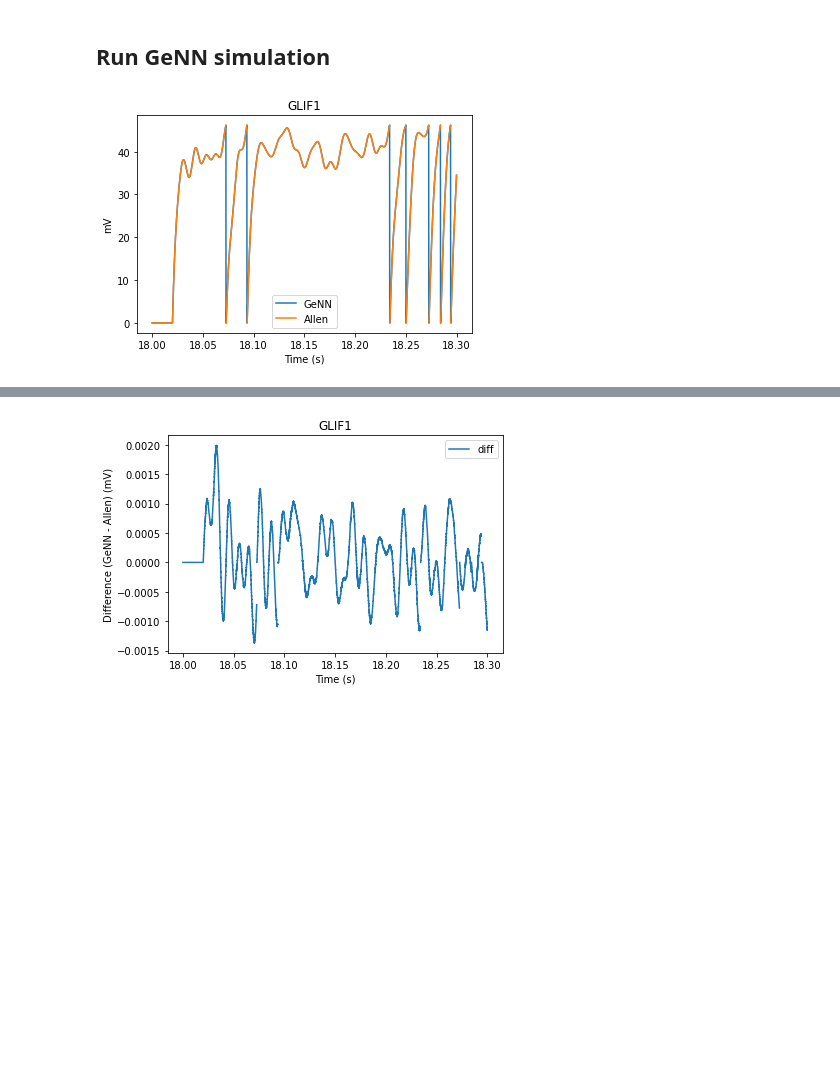
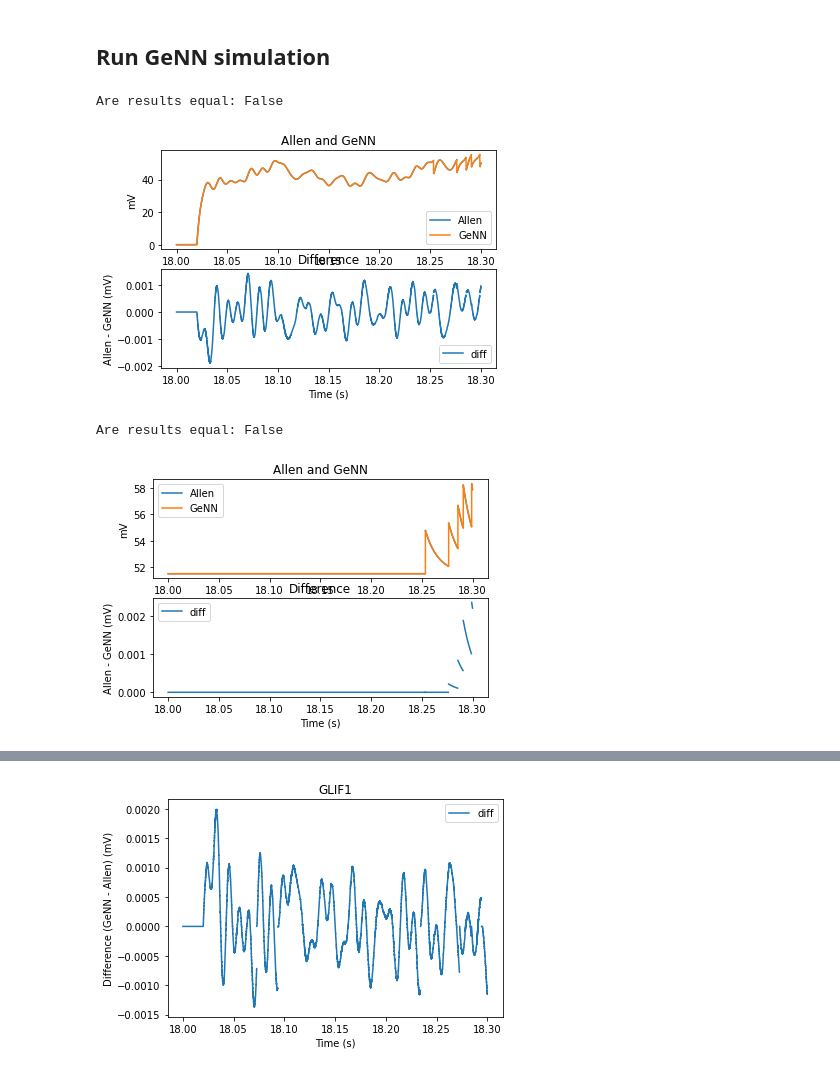
Before and after one commit to williamsnider/v1_project, a Jupyter notebook: compare_GLIF.ipynb, the cells around one changed output, grey strips where cells are left out. Drawn from its saved outputs; the diff is of its cells as text; code cells hidden in the pictures; blank space fills up the shorter version.

```diff
--- a/compare_GLIF.ipynb
+++ b/compare_GLIF.ipynb
@@ -274,9 +541,9 @@ config
 # %% [markdown]
 ## Run GeNN simulation
 # %%
-from pygenn.genn_model import create_custom_current_source_class
+from pygenn.genn_model import create_custom_current_source_class, GeNNModel
 specimen_ids = [474637203]#, 512322162]
-model_types = ['LIF_model'] #, 'LIFR_model', 'LIFASC_model', 'LIFRASC_model', 'LIFRASCAT_model']
+model_types = ['LIFR_model']
 saved_models = [f.name for f in Path('./pkl_data').glob('*')]
 
 for specimen_id in specimen_ids:
@@ -318,19 +585,27 @@ for specimen_id in specimen_ids:
             'C': config['C'] * 1e9,  # F -> nF
             'G': 1 / config['R_input'] * 1e6,  # S -> uS
             'El': config['El'] * 1e3, # V -> mV
-            'V_thres': config['th_inf'] * config['coeffs']['th_inf'] * 1e3, # V -> mV
+            'th_inf': config['th_inf'] * config['coeffs']['th_inf'] * 1e3, # V -> mV
             'dT' : config['dt'] * 1e3,  # s -> ms
             'V': config['init_voltage'] * 1e3,  # V -> mV,
             'spike_cut_length': config['spike_cut_length'],
-            'refractory_count' : 0,
+            'refractory_count' : -1,
+            'a': config['voltage_reset_method']["params"]["a"],
+            'b': config['voltage_reset_method']["params"]["b"] * 1e3,  # V -> mV
+            "a_spike": config['threshold_dynamics_method']['params']["a_spike"]*1e3, # V -> mV
+            "b_spike": config['threshold_dynamics_method']['params']["b_spike"]*1e-3, # inverse of s -> ms
+            'th_s': config['init_threshold'] * 1e3, # V -> mV
         }
 
         # Add GLIF Class to model
-        from GLIF_models import *
+        from importlib import reload
+        import GLIF_models
+        reload(GLIF_models)
+        from GLIF_models import GLIF1, GLIF2
         num_neurons = 1
         GLIF = eval(GLIF_dict[model_type])
         GLIF_params = {k:units_dict[k] for k in GLIF.get_param_names()}
-        GLIF_init = {k:units_dict[k] for k in ['V', 'refractory_count']}
+        GLIF_init = {k:units_dict[k] for k in ['V', 'refractory_count', 'th_s']}
         model = GeNNModel("double", GLIF_dict[model_type], backend='SingleThreadedCPU')
         model.dT=units_dict['dT']
         pop1 = model.add_neuron_population(
@@ -344,12 +619,12 @@ for specimen_id in specimen_ids:
         ### Add current source to model ###
         external_current_source = create_custom_current_source_class(
             class_name = "external_current",
-            var_name_types = [("current", "float") ],
+            var_name_types = [("current", "double") ],
             injection_code = """
             $(current)=$(Ie)[int($(t) / DT)];
             $(injectCurrent,$(current) );
             """,
-            extra_global_params=[("Ie", "float*")]
+            extra_global_params=[("Ie", "double*")]
         )
         cs_ini = {"current":0.0}  # external input current from Teeter 2018
         cs = model.add_current_source(
@@ -369,31 +644,35 @@ for specimen_id in specimen_ids:
         num_steps = len(stimulus)
         v = np.empty((num_steps, num_neurons))
         v_view = pop1.vars["V"].view
+        T = np.ones((num_steps, num_neurons))* config['th_inf'] * config['coeffs']['th_inf'] * 1e3
+        T_view = pop1.vars["th_s"].view
         for i in range(num_steps):
             model.step_time()
             pop1.pull_var_from_device("V")
             v[model.timestep - 1,:]=v_view[:]
-
-        # Plot the results
-        fig, axs = plt.subplots(1,1)
-
-        # Full run
-        t = saved_model['time']
-        # axs[0].plot(t, v[:num_steps,:], label='GeNN')
-        # axs[0].plot(t, saved_model['voltage']*1e3, label='Allen')
-        # axs[0].set_xlabel('Time (s)')
-        # axs[0].set_ylabel('mV')
-        # axs[0].set_title('Full Run Time')
-
-        # Subset of run
-        mask = np.logical_and(t>18, t<18.3)
-        axs.plot(t[mask], v[mask,:], label='GeNN')
-        axs.plot(t[mask], saved_model['voltage'][mask]*1e3, label='Allen')
-        axs.set_xlabel('Time (s)')
-        axs.set_ylabel('mV')
-        axs.set_title('Run Time on [18, 18.3]')
-        plt.title(GLIF_dict[model_type])
-        plt.legend()
-        plt.show()
+            pop1.pull_var_from_device("th_s")
+            T[model.timestep -1, :]+=T_view[:]
-# %% [output]
-[figure, removed]
+# %%
+
+t = saved_model['time']
+mask = np.logical_and(t>18, t<18.3)
+t_mask = t[mask]
+
+# Plot voltages
+Allen = saved_model['voltage'][mask]*1e3
+GeNN = v[mask, :].ravel()
+result = check_nan_arrays_equal(Allen, GeNN)
+print("Are results equal: {}".format(result))
+plot_results_and_diff(Allen, "Allen", GeNN, "GeNN", t[mask])
+
+# Plot thresholds
+Allen = saved_model['threshold'][mask]*1e3
+GeNN = T[mask, :].ravel()
+result = check_nan_arrays_equal(Allen, GeNN)
+print("Are results equal: {}".format(result))
+plot_results_and_diff(Allen, "Allen", GeNN, "GeNN", t[mask])
+# %% [output]
+Are results equal: False
+[figure, added]
+Are results equal: False
+[figure, added]
```
Also changed, not shown: parts of 18 cells of this notebook, 1 other file.
